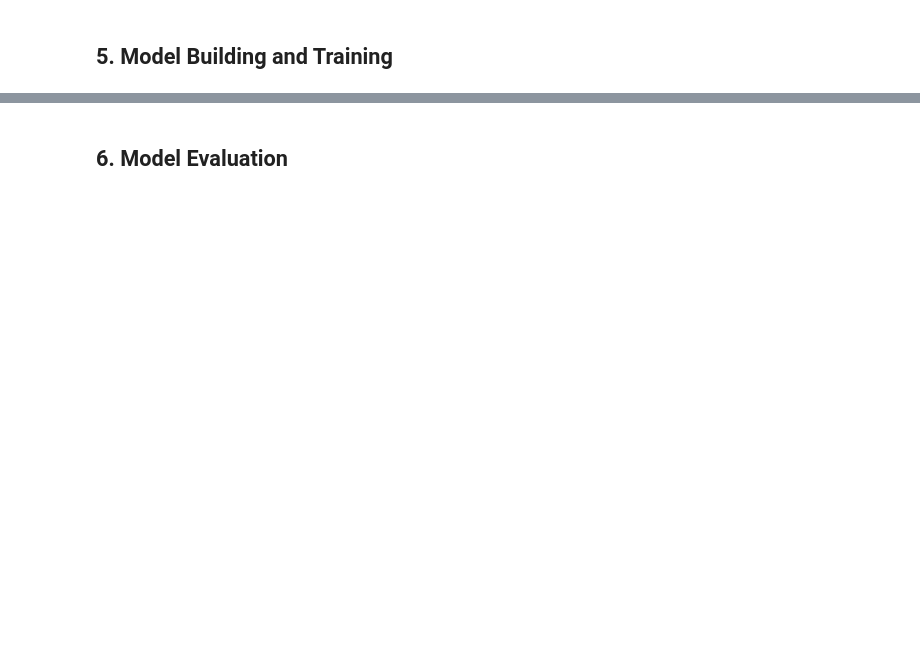
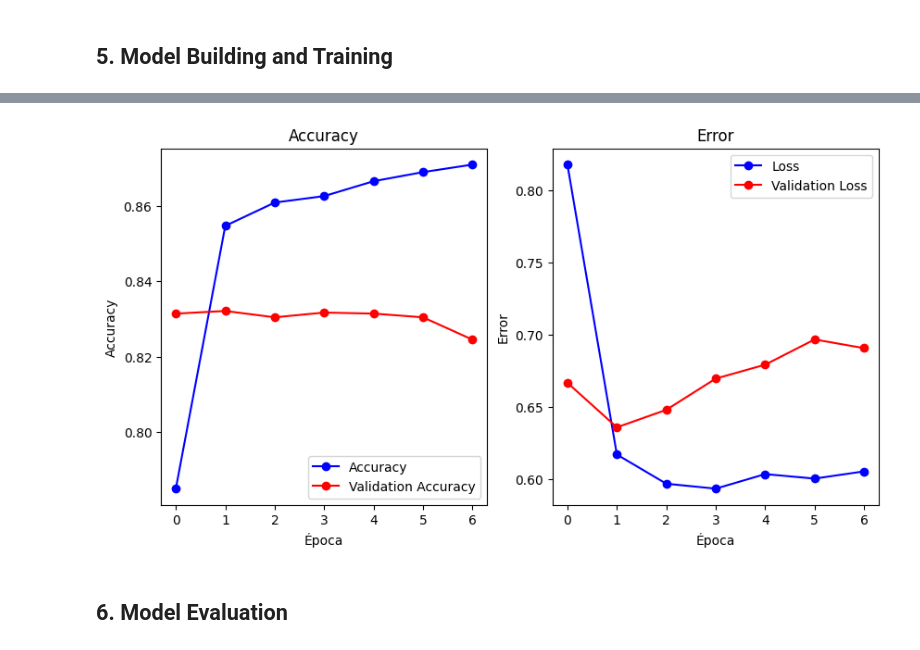
Before and after one commit to haroldeustaquio/Machine-Learning, a Jupyter notebook: End-to-end-Projects/CyberBullying Detecter/testing.ipynb, the cells around one changed output, grey strips where cells are left out. Drawn from its saved outputs; the diff is of its cells as text; code cells hidden in the pictures; blank space fills up the shorter version.

```diff
--- a/End-to-end-Projects/CyberBullying Detecter/testing.ipynb
+++ b/End-to-end-Projects/CyberBullying Detecter/testing.ipynb
@@ -181,11 +184,20 @@ model.compile(
     metrics=["accuracy"]
 )
 
-
 early_stopping = keras.callbacks.EarlyStopping(
     monitor="val_loss",
     patience=5,
     restore_best_weights=True
+)
+
+# Callback para guardar solo los mejores pesos del modelo
+checkpoint_callback = keras.callbacks.ModelCheckpoint(
+    filepath="best_model.weights.h5",  # Nombre único para los mejores pesos
+    save_weights_only=True,
+    save_best_only=True,  # Solo guarda los mejores pesos
+    monitor="val_loss",  # Monitorea la pérdida en validación
+    mode="min",          # Menor es mejor para la pérdida
+    verbose=1
 )
 
 # Entrenar el modelo
@@ -193,7 +205,7 @@ history = model.fit(
     train_ds,
     validation_data=val_ds,
     epochs=10,
-    callbacks=[early_stopping],
+    callbacks=[early_stopping, checkpoint_callback],
 )
 # %% [output]
 Epoch 1/10
@@ -217,3 +232,27 @@ model.save_weights("best_model.weights.h5")
+# %%
+# Crear figura con dos subplots
+fig, (ax1, ax2) = plt.subplots(1, 2, figsize=(10, 5))
+
+# Plot de accuracy en el primer subplot
+ax1.plot(history.history['accuracy'], 'bo-', label='Accuracy')
+ax1.plot(history.history['val_accuracy'], 'ro-', label='Validation Accuracy')
+ax1.set_title('Accuracy')
+ax1.set_xlabel('Época')
+ax1.set_ylabel('Accuracy')
+ax1.legend()
+
+# Plot de error en el segundo subplot
+ax2.plot(history.history['loss'], 'bo-', label='Loss')
+ax2.plot(history.history['val_loss'], 'ro-', label='Validation Loss')
+ax2.set_title('Error')
+ax2.set_xlabel('Época')
+ax2.set_ylabel('Error')
+ax2.legend()
+
+# Mostrar figura
+plt.show()
+# %% [output]
+[figure, added]
 # %% [markdown]
 ## 6. Model Evaluation
 # %%
```
Also changed, not shown: parts of 38 cells of this notebook, 2 other files.
